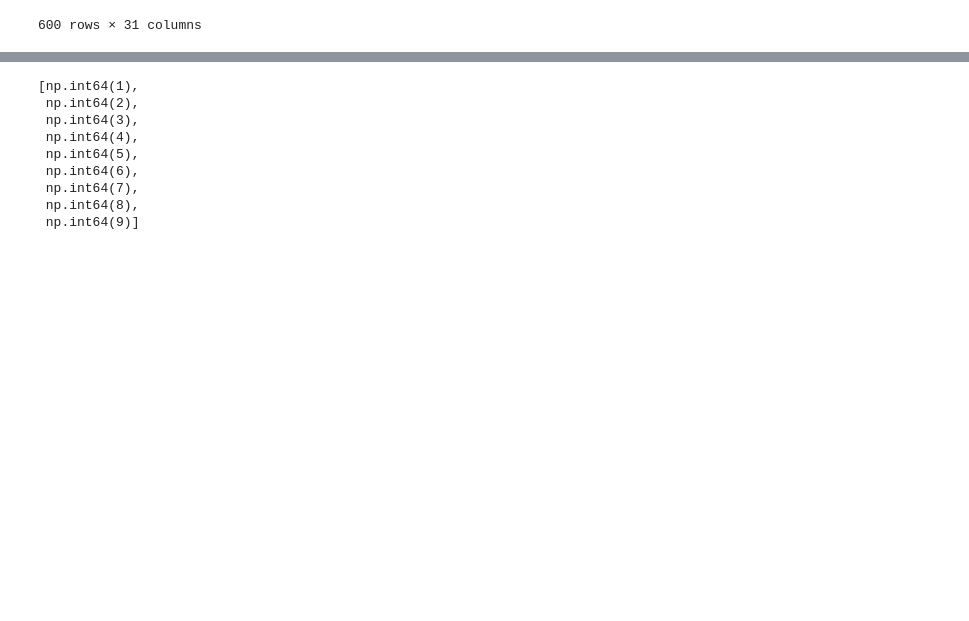
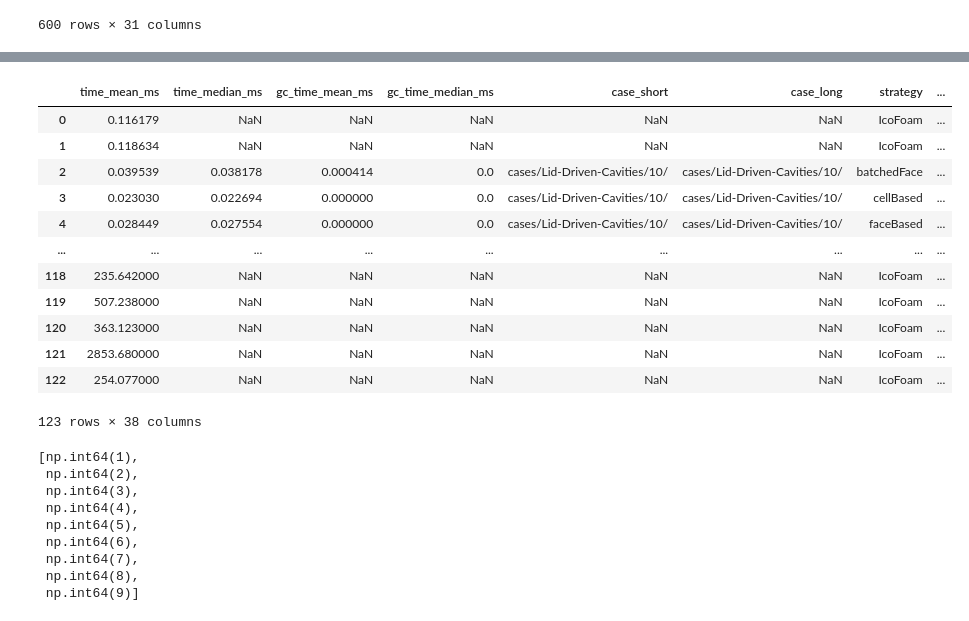
Before and after one commit to lupeterm/FVM-Prototyping, a Jupyter notebook: notebooks/icofoam.ipynb, the cells around one changed output, grey strips where cells are left out. Cells and saved outputs as stored; diff of their text form; code cells hidden in the pictures; blank space fills up the shorter version.

```diff
--- a/notebooks/icofoam.ipynb
+++ b/notebooks/icofoam.ipynb
@@ -375,3 +404,19 @@ plt.savefig("../figures/icoFoam-julia-normed.svg")
+# %%
+best
+# %% [output]
+|  | time_mean_ms | time_median_ms | gc_time_mean_ms | gc_time_median_ms | case_short | case_long | strategy | ... |
+| 0 | 0.116179 | NaN | NaN | NaN | NaN | NaN | IcoFoam | ... |
+| 1 | 0.118634 | NaN | NaN | NaN | NaN | NaN | IcoFoam | ... |
+| 2 | 0.039539 | 0.038178 | 0.000414 | 0.0 | cases/Lid-Driven-Cavities/10/ | cases/Lid-Driven-Cavities/10/ | batchedFace | ... |
+| 3 | 0.023030 | 0.022694 | 0.000000 | 0.0 | cases/Lid-Driven-Cavities/10/ | cases/Lid-Driven-Cavities/10/ | cellBased | ... |
+| 4 | 0.028449 | 0.027554 | 0.000000 | 0.0 | cases/Lid-Driven-Cavities/10/ | cases/Lid-Driven-Cavities/10/ | faceBased | ... |
+| ... | ... | ... | ... | ... | ... | ... | ... | ... |
+| 118 | 235.642000 | NaN | NaN | NaN | NaN | NaN | IcoFoam | ... |
+| 119 | 507.238000 | NaN | NaN | NaN | NaN | NaN | IcoFoam | ... |
+| 120 | 363.123000 | NaN | NaN | NaN | NaN | NaN | IcoFoam | ... |
+| 121 | 2853.680000 | NaN | NaN | NaN | NaN | NaN | IcoFoam | ... |
+| 122 | 254.077000 | NaN | NaN | NaN | NaN | NaN | IcoFoam | ... |
+123 rows × 38 columns
 # %%
 sorted(all["logthp1"].unique())
 # %% [output]
```
Also changed, not shown: parts of 7 cells of this notebook, 14 other files.
